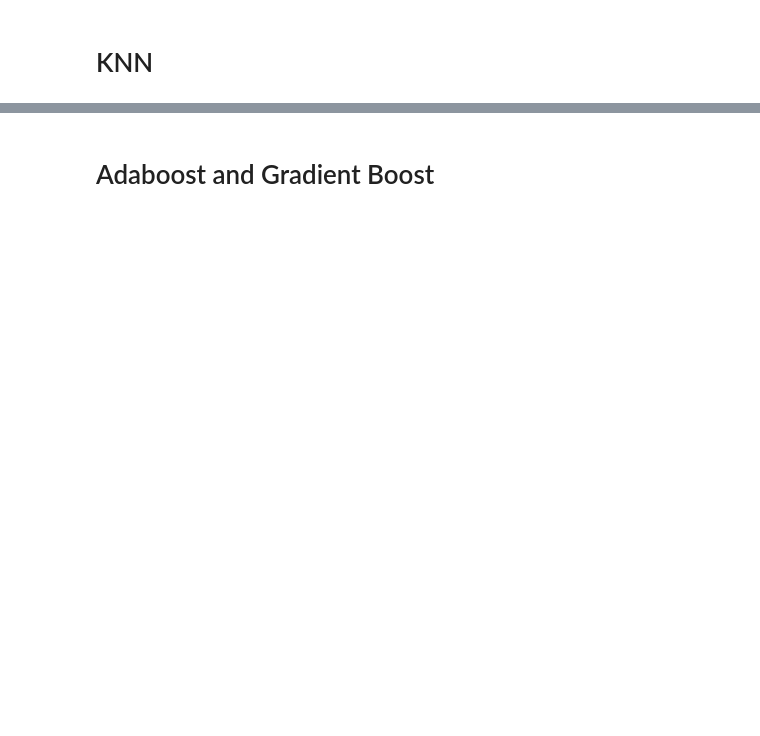
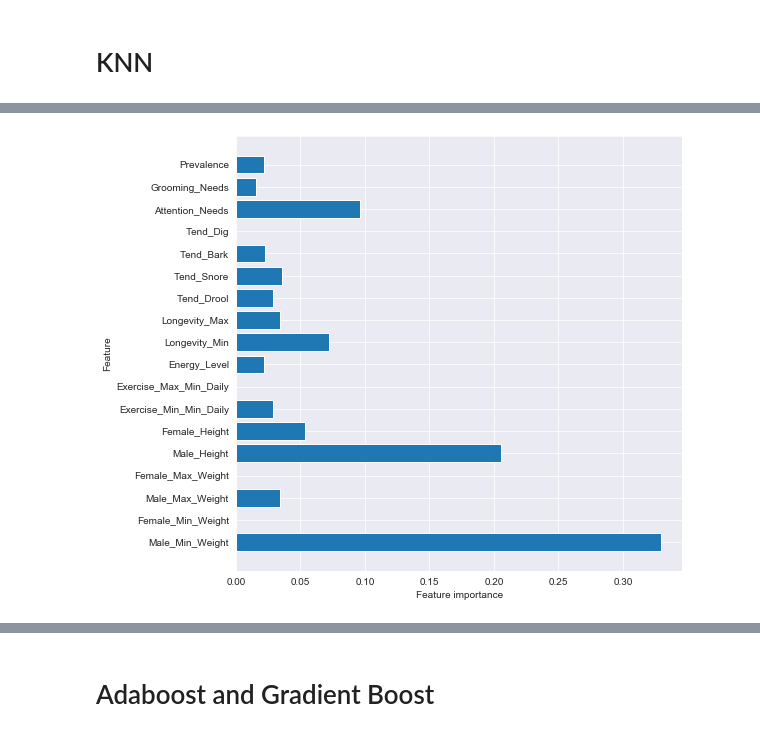
Before and after one commit to kmcnicoll/Classification_Tree_Dog_Breeds, a Jupyter notebook: Final_Workbook.ipynb, the cells around one changed output, grey strips where cells are left out. Drawn from its saved outputs; the diff is of its cells as text; code cells hidden in the pictures; blank space fills up the shorter version.

```diff
--- a/Final_Workbook.ipynb
+++ b/Final_Workbook.ipynb
@@ -238,12 +367,14 @@ find_best_k(scaled_data_train, y_train, scaled_data_test, y_test)
 # %%
-sds=clf.feature_importances_
+sds=tree_clf.feature_importances_
 def plot_feature_importances(model):
     n_features = X_train.shape[1]
     plt.figure(figsize=(8,8))
     plt.barh(range(n_features), model.feature_importances_, align='center')
     plt.yticks(np.arange(n_features), X_train.columns.values)
     plt.xlabel('Feature importance')
     plt.ylabel('Feature')
 
-plot_feature_importances(clf)
+plot_feature_importances(tree_clf)
+# %% [output]
+[figure, added]
 # %%
```
Also changed, not shown: parts of 43 cells of this notebook, 1 other file.
